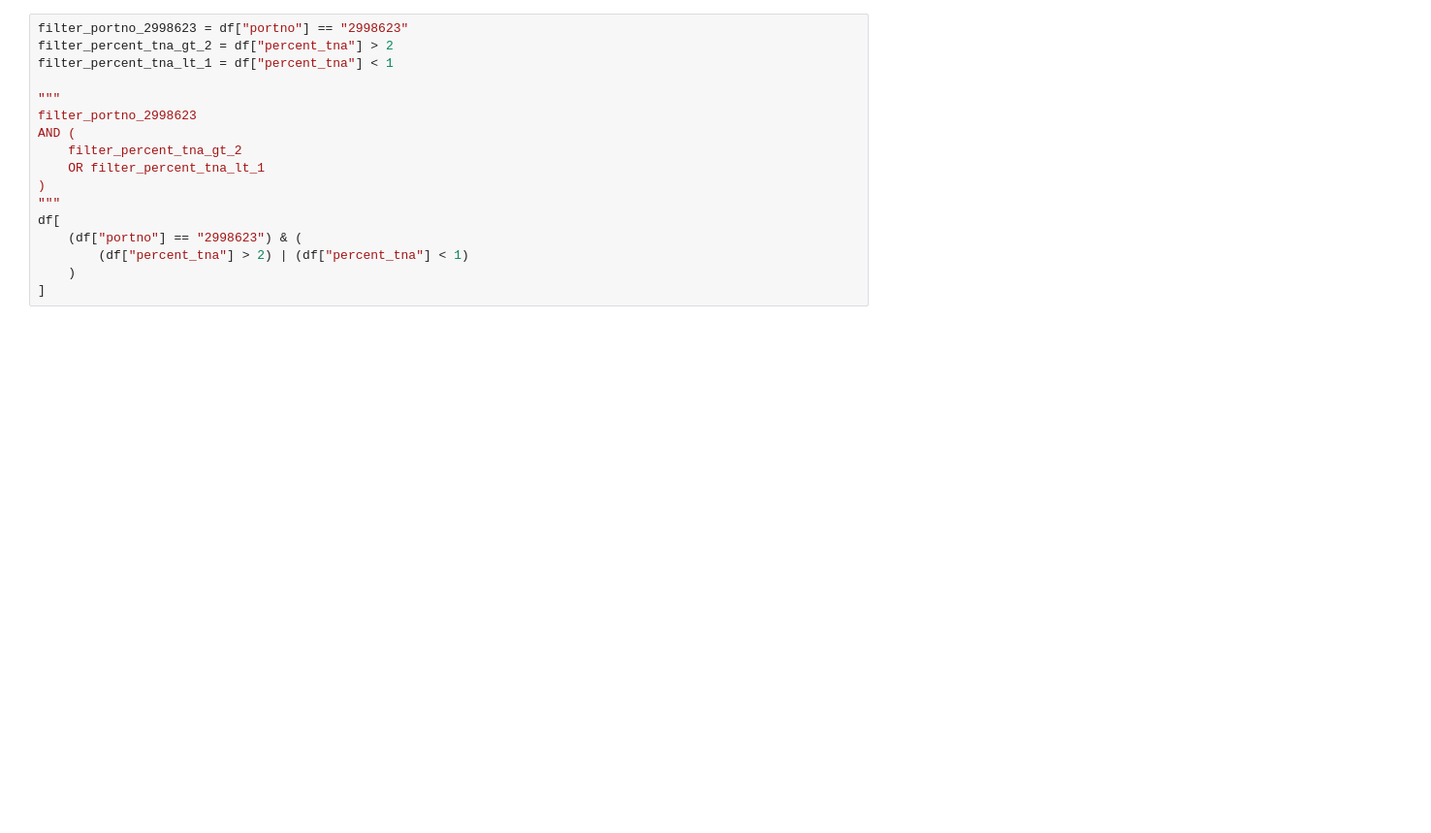
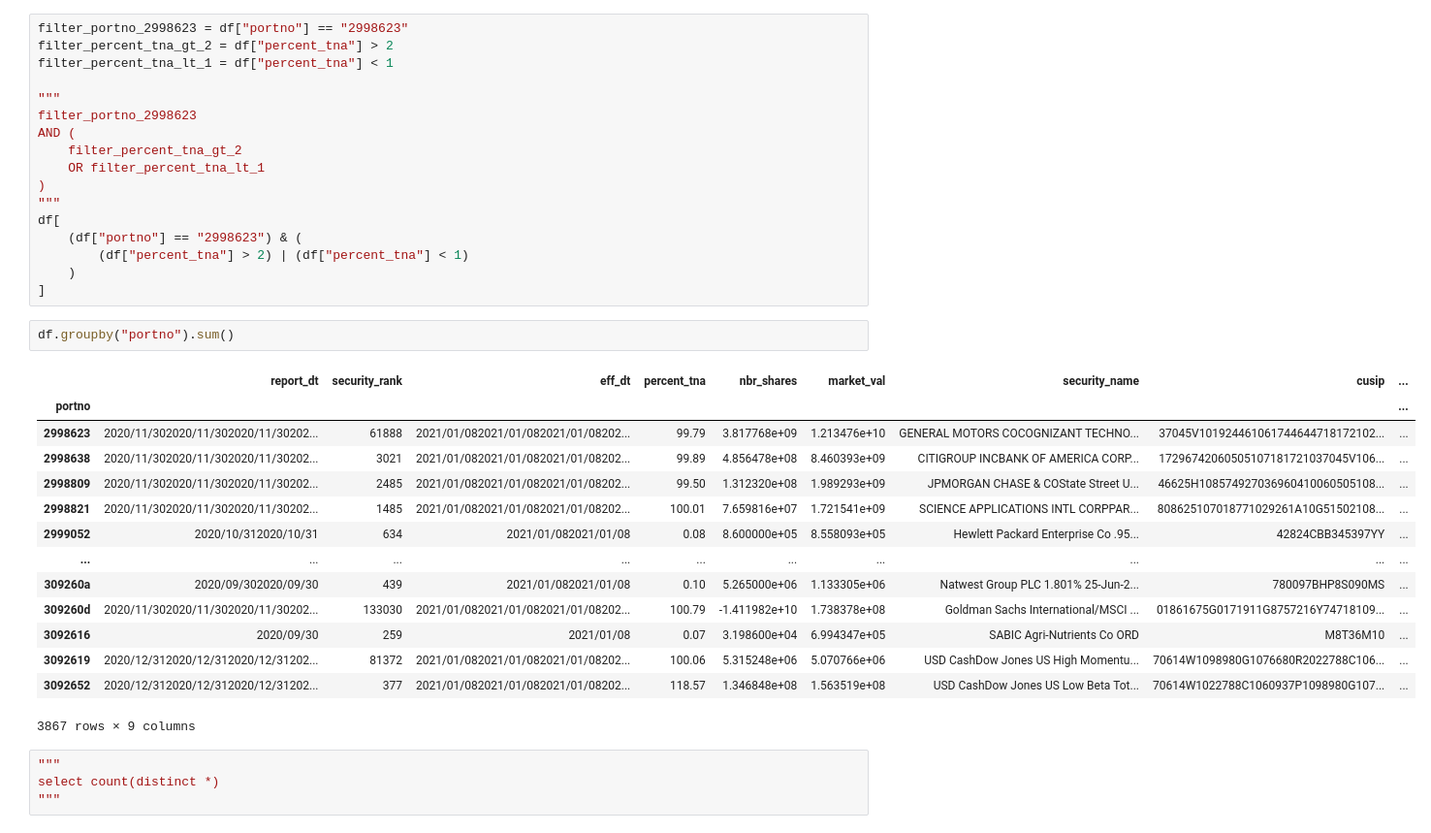
Before and after one commit to uuboyscy/tir104, a Jupyter notebook: pandas/src/07_preview_and_summary.ipynb, the cells around one changed output. Shown at 97% size. Saved outputs shown, nothing was run; the diff lists cells and outputs as text; blank space fills up the shorter version.

```diff
--- a/pandas/src/07_preview_and_summary.ipynb
+++ b/pandas/src/07_preview_and_summary.ipynb
@@ -533,3 +533,24 @@ df[
         (df["percent_tna"] > 2) | (df["percent_tna"] < 1)
     )
 ]
+# %%
+df.groupby("portno").sum()
+# %% [output]
+|  | report_dt | security_rank | eff_dt | percent_tna | nbr_shares | market_val | security_name | cusip | ... |
+| portno |  |  |  |  |  |  |  |  | ... |
+| 2998623 | 2020/11/302020/11/302020/11/30202... | 61888 | 2021/01/082021/01/082021/01/08202... | 99.79 | 3.817768e+09 | 1.213476e+10 | GENERAL MOTORS COCOGNIZANT TECHNO... | 37045V101924461061744644718172102... | ... |
+| 2998638 | 2020/11/302020/11/302020/11/30202... | 3021 | 2021/01/082021/01/082021/01/08202... | 99.89 | 4.856478e+08 | 8.460393e+09 | CITIGROUP INCBANK OF AMERICA CORP... | 17296742060505107181721037045V106... | ... |
+| 2998809 | 2020/11/302020/11/302020/11/30202... | 2485 | 2021/01/082021/01/082021/01/08202... | 99.50 | 1.312320e+08 | 1.989293e+09 | JPMORGAN CHASE & COState Street U... | 46625H108574927036960410060505108... | ... |
+| 2998821 | 2020/11/302020/11/302020/11/30202... | 1485 | 2021/01/082021/01/082021/01/08202... | 100.01 | 7.659816e+07 | 1.721541e+09 | SCIENCE APPLICATIONS INTL CORPPAR... | 808625107018771029261A10G51502108... | ... |
+| 2999052 | 2020/10/312020/10/31 | 634 | 2021/01/082021/01/08 | 0.08 | 8.600000e+05 | 8.558093e+05 | Hewlett Packard Enterprise Co .95... | 42824CBB345397YY | ... |
+| ... | ... | ... | ... | ... | ... | ... | ... | ... | ... |
+| 309260a | 2020/09/302020/09/30 | 439 | 2021/01/082021/01/08 | 0.10 | 5.265000e+06 | 1.133305e+06 | Natwest Group PLC 1.801% 25-Jun-2... | 780097BHP8S090MS | ... |
+| 309260d | 2020/11/302020/11/302020/11/30202... | 133030 | 2021/01/082021/01/082021/01/08202... | 100.79 | -1.411982e+10 | 1.738378e+08 | Goldman Sachs International/MSCI ... | 01861675G0171911G8757216Y74718109... | ... |
+| 3092616 | 2020/09/30 | 259 | 2021/01/08 | 0.07 | 3.198600e+04 | 6.994347e+05 | SABIC Agri-Nutrients Co ORD | M8T36M10 | ... |
+| 3092619 | 2020/12/312020/12/312020/12/31202... | 81372 | 2021/01/082021/01/082021/01/08202... | 100.06 | 5.315248e+06 | 5.070766e+06 | USD CashDow Jones US High Momentu... | 70614W1098980G1076680R2022788C106... | ... |
+| 3092652 | 2020/12/312020/12/312020/12/31202... | 377 | 2021/01/082021/01/082021/01/08202... | 118.57 | 1.346848e+08 | 1.563519e+08 | USD CashDow Jones US Low Beta Tot... | 70614W1022788C1060937P1098980G107... | ... |
+3867 rows × 9 columns
+# %%
+"""
+select count(distinct *)
+"""
```
Also changed, not shown: 2 other files.
